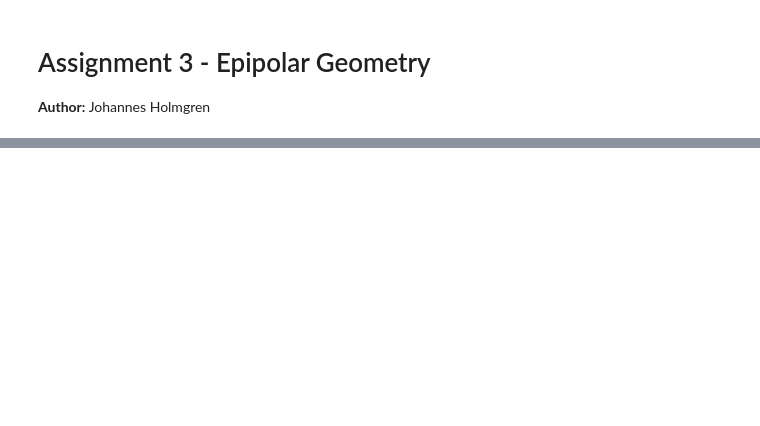
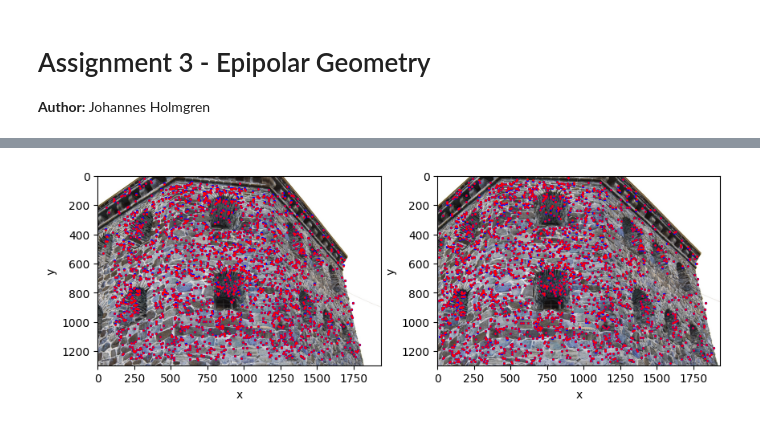
Before and after one commit to JohannesHolmgren/EEN020, a Jupyter notebook: assignment-3/assignment-3.ipynb, the cells around one changed output, grey strips where cells are left out. Saved outputs shown, nothing was run; the diff lists cells and outputs as text; code cells hidden in the pictures; blank space fills up the shorter version.

```diff
--- a/assignment-3/assignment-3.ipynb
+++ b/assignment-3/assignment-3.ipynb
@@ -283,0 +422,82 @@ Mean distance is 34.5235
+# %%
+# Computer Exercise 3
+
+# Get all P matrices from E
+P2s = extract_P_from_E(E)
+P1_norm = np.eye(3, 4)
+
+# Triangulate points for each of the camera matrices P2
+Xs = np.array([utils.triangulate_3D_point_DLT(x1_norm, x2_norm, P1_norm, P2) for P2 in P2s])
+
+# Determine which set of points X are in front of both cameras (mostly)
+# Do this by projecting onto each camera and count z-indices > 0
+best_index = 0
+P_max = 0
+for i, (X, P2) in enumerate(zip(Xs, P2s)):
+    x1_proj = P1_norm @ X
+    x2_proj = P2 @ X
+    n_front_1 = (x1_proj[2] > 0).sum()
+    n_front_2 = (x2_proj[2] > 0).sum()
+    if (tot := n_front_1 + n_front_2) > P_max:
+        P_max = tot
+        best_index = i
+
+P2_norm = P2s[best_index]
+X = Xs[best_index]
+
+# Compute corresponding camera matrices
+P1 = K @ P1_norm
+P2 = K @ P2_norm
+
+# Project triangulated 3D points onto each camera
+x1_proj = utils.pflat(P1 @ X)
+x2_proj = utils.pflat(P2 @ X)
+
+# Set up figure
+fig, axs = plt.subplots(1, 2)
+fig.set_figwidth(10)
+fig.set_figheight(5)
+
+axs[0].set_aspect('equal')
+axs[0].set_xlim(0, kronan1.shape[1])
+axs[0].set_ylim(kronan1.shape[0], 0)
+
+axs[1].set_aspect('equal')
+axs[1].set_xlim(0, kronan1.shape[1])
+axs[1].set_ylim(kronan1.shape[0], 0)
+
+# Plot images
+axs[0].imshow(kronan1)
+axs[1].imshow(kronan2)
+
+# Plot image points
+plotter.plot_points_2D(axs[0], x1, c='b', s=2)
+plotter.plot_points_2D(axs[1], x2, c='b', s=2)
+
+# Plot projected triangulated 3D points
+plotter.plot_points_2D(axs[0], x1_proj, c='r', s=1)
+plotter.plot_points_2D(axs[1], x2_proj, c='r', s=1)
+
+### Answers: The points seem to lie very close to each other
+
+# Plot 3D points and cameras
+fig_3D = plt.figure()
+ax_3D = fig_3D.add_subplot(projection='3d')
+ax_3D.view_init(elev=-149, azim=109, roll=0)
+
+# Plot points
+plotter.plot_points_3D(ax_3D, X, 'b')
+
+# Plot cameras
+P1_center, P1_axis = utils.camera_center_and_axis(P1)
+P2_center, P2_axis = utils.camera_center_and_axis(P2)
+
+plotter.plot_camera(ax_3D, P1_center, P1_axis, scale=1)
+plotter.plot_camera(ax_3D, P2_center, P2_axis, scale=1)
+
+### Answer: Yes, the triangulated 3D points look like expected
+
+# Show everything
+plt.show()
+# %% [output]
+[figure, added]
```
Also changed, not shown: parts of 6 cells of this notebook, 1 other file.
